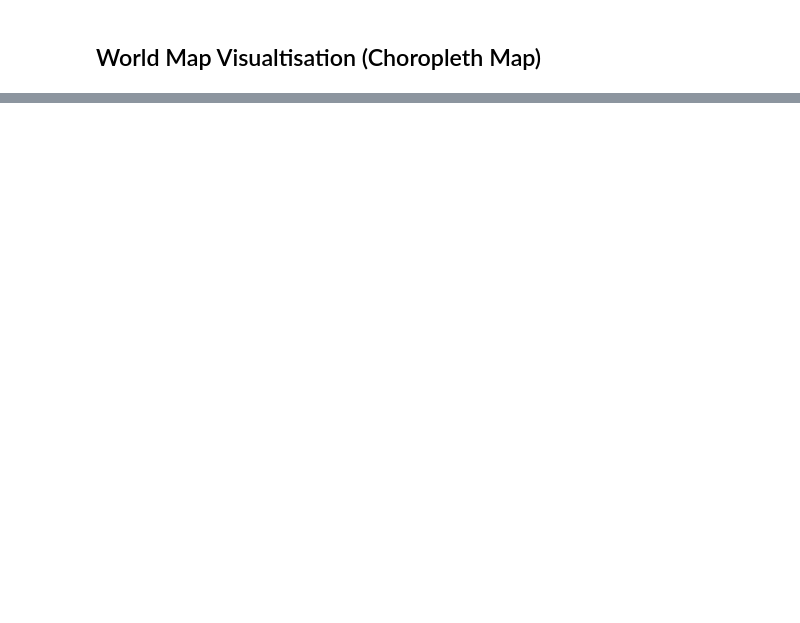
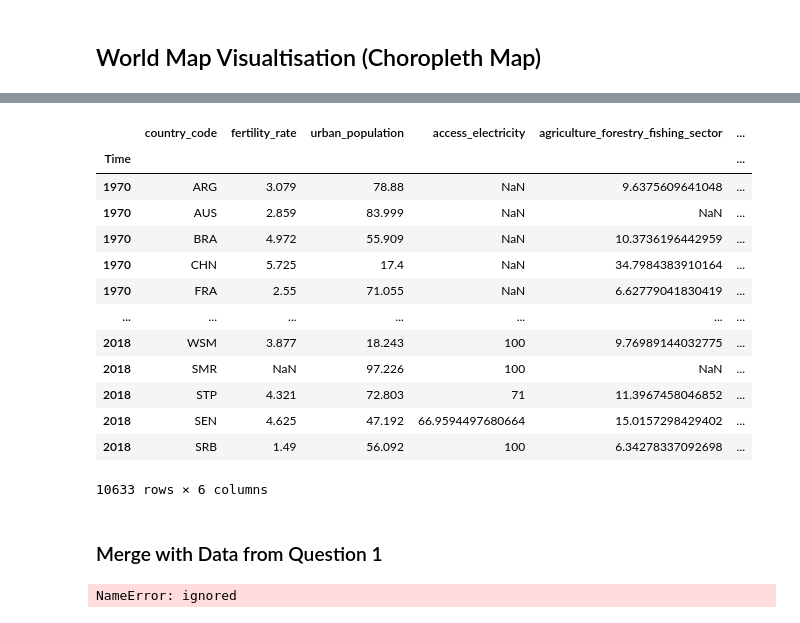
Before and after one commit to christoph-fraller/dopp_2020w_group03_ex3, a Jupyter notebook: dopp_2020w_group03_ex3_with_git.ipynb, the cells around one changed output, grey strips where cells are left out. Cells and saved outputs as stored; diff of their text form; code cells hidden in the pictures; blank space fills up the shorter version.

```diff
--- a/dopp_2020w_group03_ex3_with_git.ipynb
+++ b/dopp_2020w_group03_ex3_with_git.ipynb
@@ -738,0 +634,20 @@ See the caveats in the documentation: https://pandas.pydata.org/pandas-docs/stab
+# %%
+# load indicator data from csv (World Bank Data)
+indicator_data = pd.read_csv('/content/drive/MyDrive/Git/dopp_2020w_group03_ex3/data/data_indicators_1.csv', sep = ',')
+indicator_data.replace('..',np.nan,inplace=True)
+
+# drop GNI and Population Data (use this data from Question 1 (UN Data))
+indicator_data.drop(labels= ['GNI per capita, Atlas method (current US$) [NY.GNP.PCAP.CD]','Population, total [SP.POP.TOTL]'], axis = 1, inplace = True)
+
+#rename columns
+rename_columns_dict = {'Time':'calendar_year','Country Code':'country_code','Fertility rate, total (births per woman) [SP.DYN.TFRT.IN]':'fertility_rate','Urban population (% of total population) [SP.URB.TOTL.IN.ZS]':'urban_population','Access to electricity (% of population) [EG.ELC.ACCS.ZS]':'access_electricity', 'Agriculture, forestry, and fishing, value added (% of GDP) [NV.AGR.TOTL.ZS]':'agriculture_forestry_fishing_sector','Unemployment, total (% of total labor force) (modeled ILO estimate) [SL.UEM.TOTL.ZS]':'unemployment'}
+indicator_data.rename(rename_columns_dict, axis='columns',inplace=True)
+
+#set index
+indicator_data.set_index(['calendar_year','country_code'], inplace = True)
+
+# only use Data from 1970 - 2018
+#indicator_data = indicator_data.loc['1970':'2018']
+
+# heatmap of missing values
+sb.heatmap(indicator_data.isna(), cbar = False);
@@ -738,0 +656,27 @@ See the caveats in the documentation: https://pandas.pydata.org/pandas-docs/stab
+# %%
+# select only ceratain parameters (drop columns with very few entries)
+
+indicator_data = indicator_data[['country_code','fertility_rate','urban_population','access_electricity', 'agriculture_forestry_fishing_sector','unemployment']]
+
+indicator_data
+# %% [output]
+|  | country_code | fertility_rate | urban_population | access_electricity | agriculture_forestry_fishing_sector | ... |
+| Time |  |  |  |  |  | ... |
+| 1970 | ARG | 3.079 | 78.88 | NaN | 9.6375609641048 | ... |
+| 1970 | AUS | 2.859 | 83.999 | NaN | NaN | ... |
+| 1970 | BRA | 4.972 | 55.909 | NaN | 10.3736196442959 | ... |
+| 1970 | CHN | 5.725 | 17.4 | NaN | 34.7984383910164 | ... |
+| 1970 | FRA | 2.55 | 71.055 | NaN | 6.62779041830419 | ... |
+| ... | ... | ... | ... | ... | ... | ... |
+| 2018 | WSM | 3.877 | 18.243 | 100 | 9.76989144032775 | ... |
+| 2018 | SMR | NaN | 97.226 | 100 | NaN | ... |
+| 2018 | STP | 4.321 | 72.803 | 71 | 11.3967458046852 | ... |
+| 2018 | SEN | 4.625 | 47.192 | 66.9594497680664 | 15.0157298429402 | ... |
+| 2018 | SRB | 1.49 | 56.092 | 100 | 6.34278337092698 | ... |
+10633 rows × 6 columns
+# %% [markdown]
+### Merge with Data from Question 1
+# %%
+income_classification_data
+# %% [output]
+NameError: ignored
```
Also changed, not shown: parts of 26 cells of this notebook.
